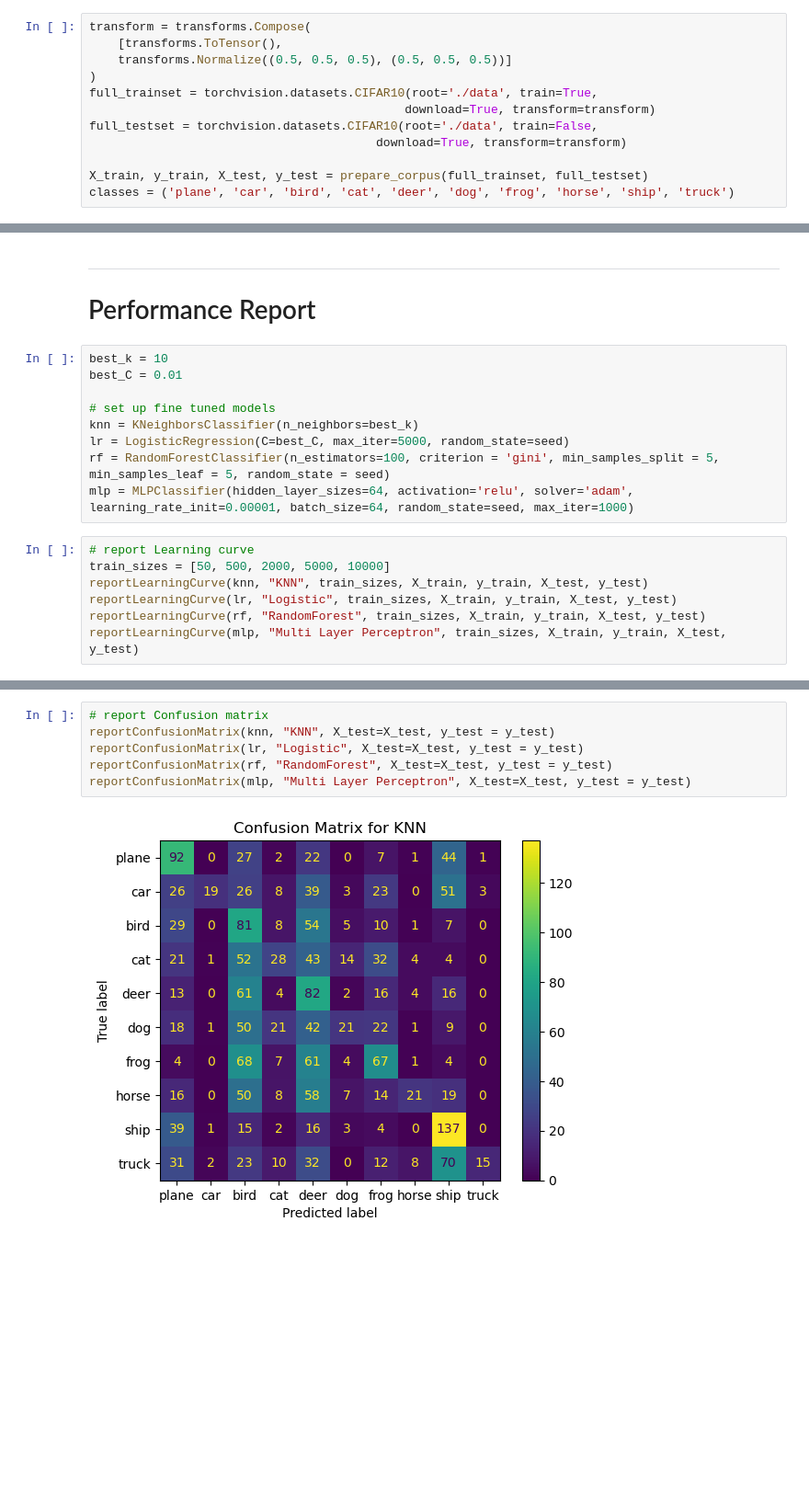
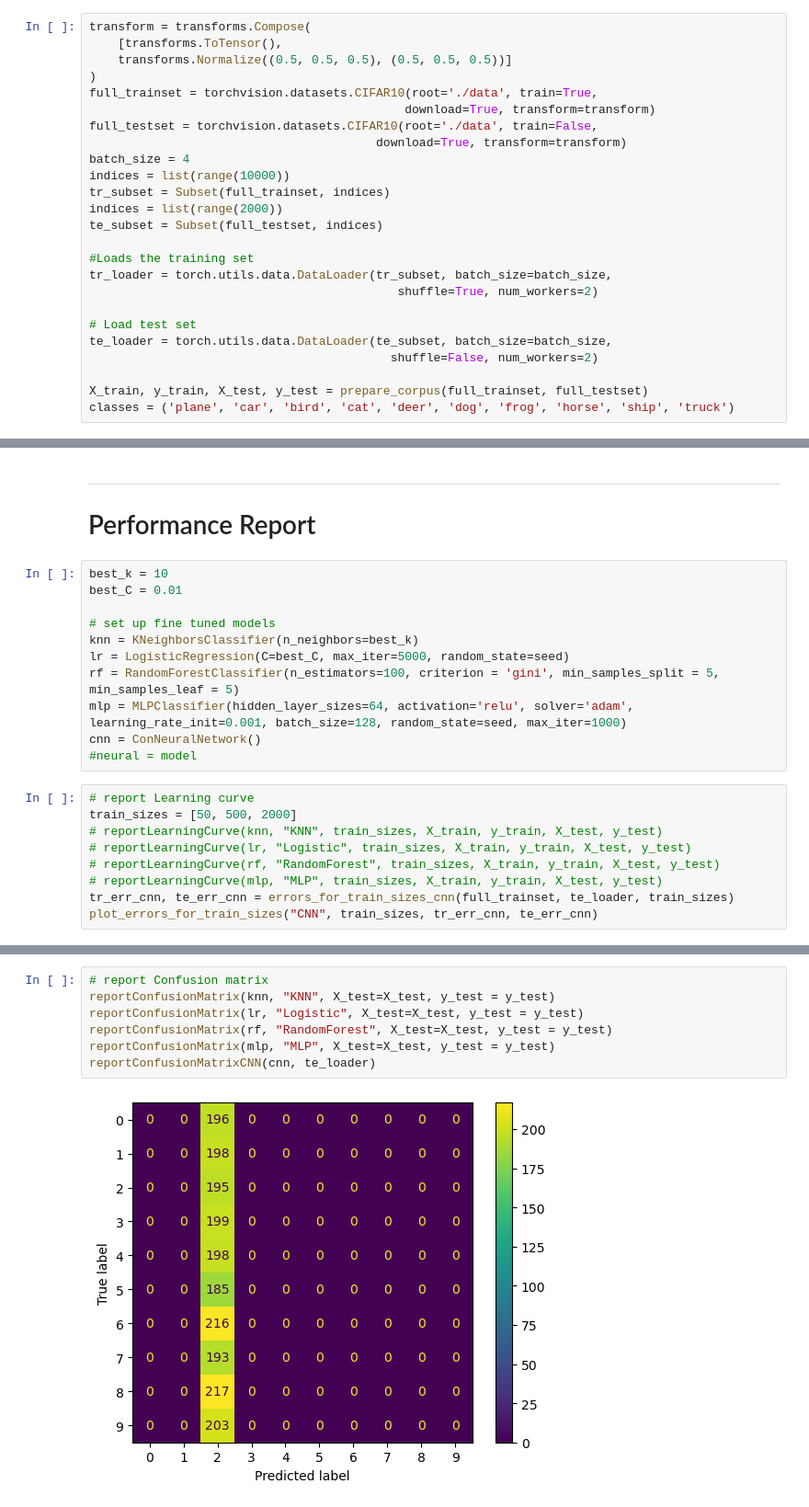
Before and after one commit to jordany33/CIFAR-10-Image-Classification, a Jupyter notebook: CIFAR-10 report.ipynb, the cells around one changed output, grey strips where cells are left out. Shown at 92% size. Saved outputs shown, nothing was run; the diff lists cells and outputs as text; blank space fills up the shorter version.

```diff
--- a/CIFAR-10 report.ipynb
+++ b/CIFAR-10 report.ipynb
@@ -212,6 +279,19 @@ full_trainset = torchvision.datasets.CIFAR10(root='./data', train=True,
                                             download=True, transform=transform)
 full_testset = torchvision.datasets.CIFAR10(root='./data', train=False,
                                         download=True, transform=transform)
+batch_size = 4
+indices = list(range(10000))
+tr_subset = Subset(full_trainset, indices)
+indices = list(range(2000))
+te_subset = Subset(full_testset, indices)
+
+#Loads the training set
+tr_loader = torch.utils.data.DataLoader(tr_subset, batch_size=batch_size,
+                                           shuffle=True, num_workers=2)
+
+# Load test set
+te_loader = torch.utils.data.DataLoader(te_subset, batch_size=batch_size,
+                                          shuffle=False, num_workers=2)
 
 X_train, y_train, X_test, y_test = prepare_corpus(full_trainset, full_testset)
 classes = ('plane', 'car', 'bird', 'cat', 'deer', 'dog', 'frog', 'horse', 'ship', 'truck')
@@ -310,13 +524,17 @@ best_C = 0.01
 # set up fine tuned models
 knn = KNeighborsClassifier(n_neighbors=best_k)
 lr = LogisticRegression(C=best_C, max_iter=5000, random_state=seed)
-rf = RandomForestClassifier(n_estimators=100, criterion = 'gini', min_samples_split = 5, min_samples_leaf = 5, random_state = seed)
-mlp = MLPClassifier(hidden_layer_sizes=64, activation='relu', solver='adam', learning_rate_init=0.00001, batch_size=64, random_state=seed, max_iter=1000)
+rf = RandomForestClassifier(n_estimators=100, criterion = 'gini', min_samples_split = 5, min_samples_leaf = 5)
+mlp = MLPClassifier(hidden_layer_sizes=64, activation='relu', solver='adam', learning_rate_init=0.001, batch_size=128, random_state=seed, max_iter=1000)
+cnn = ConNeuralNetwork()
+#neural = model
 # %%
 # report Learning curve
-train_sizes = [50, 500, 2000, 5000, 10000]
-reportLearningCurve(knn, "KNN", train_sizes, X_train, y_train, X_test, y_test)
-reportLearningCurve(lr, "Logistic", train_sizes, X_train, y_train, X_test, y_test)
-reportLearningCurve(rf, "RandomForest", train_sizes, X_train, y_train, X_test, y_test)
-reportLearningCurve(mlp, "Multi Layer Perceptron", train_sizes, X_train, y_train, X_test, y_test)
+train_sizes = [50, 500, 2000]
+# reportLearningCurve(knn, "KNN", train_sizes, X_train, y_train, X_test, y_test)
+# reportLearningCurve(lr, "Logistic", train_sizes, X_train, y_train, X_test, y_test)
+# reportLearningCurve(rf, "RandomForest", train_sizes, X_train, y_train, X_test, y_test)
+# reportLearningCurve(mlp, "MLP", train_sizes, X_train, y_train, X_test, y_test)
+tr_err_cnn, te_err_cnn = errors_for_train_sizes_cnn(full_trainset, te_loader, train_sizes)
+plot_errors_for_train_sizes("CNN", train_sizes, tr_err_cnn, te_err_cnn)
 # %% [output]
@@ -327,8 +542,9 @@ reportLearningCurve(mlp, "Multi Layer Perceptron", train_sizes, X_train, y_train
 # %%
 # report Confusion matrix
 reportConfusionMatrix(knn, "KNN", X_test=X_test, y_test = y_test)
 reportConfusionMatrix(lr, "Logistic", X_test=X_test, y_test = y_test)
 reportConfusionMatrix(rf, "RandomForest", X_test=X_test, y_test = y_test)
-reportConfusionMatrix(mlp, "Multi Layer Perceptron", X_test=X_test, y_test = y_test)
+reportConfusionMatrix(mlp, "MLP", X_test=X_test, y_test = y_test)
+reportConfusionMatrixCNN(cnn, te_loader)
 # %% [output]
-[figure, old version]
+[figure, new version]
```
Also changed, not shown: parts of 16 cells of this notebook.
